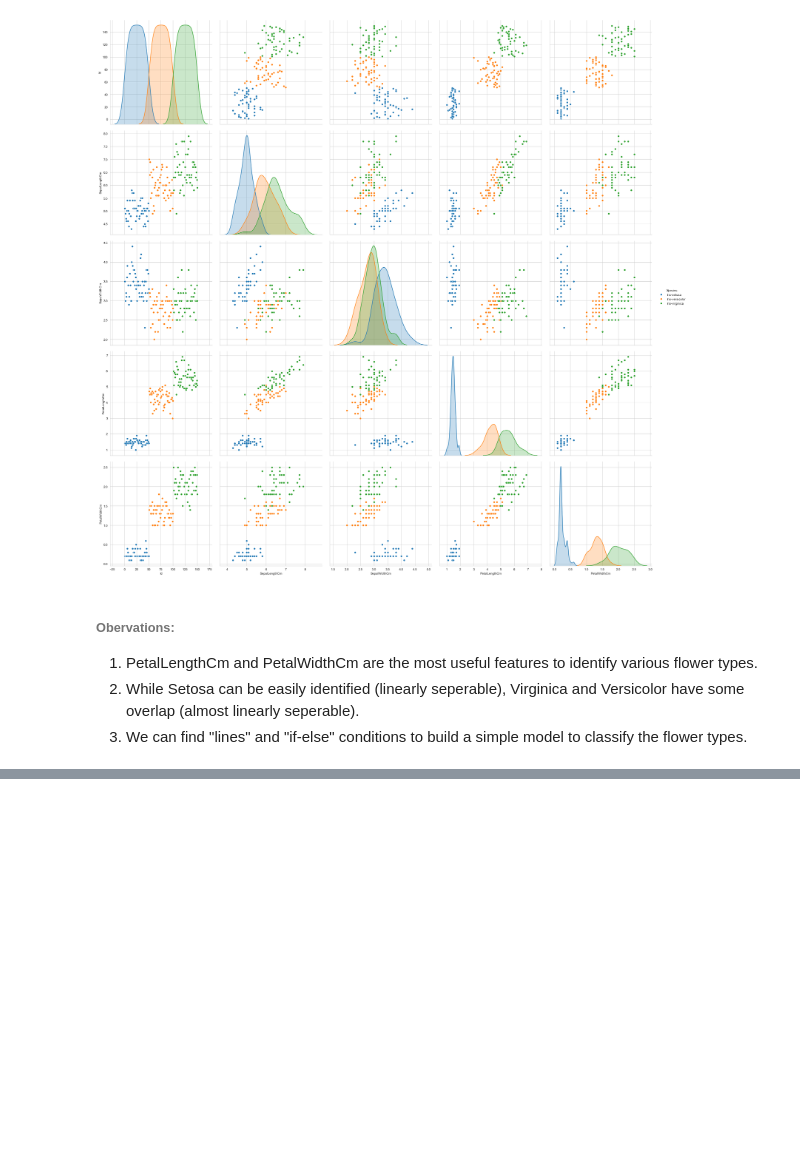
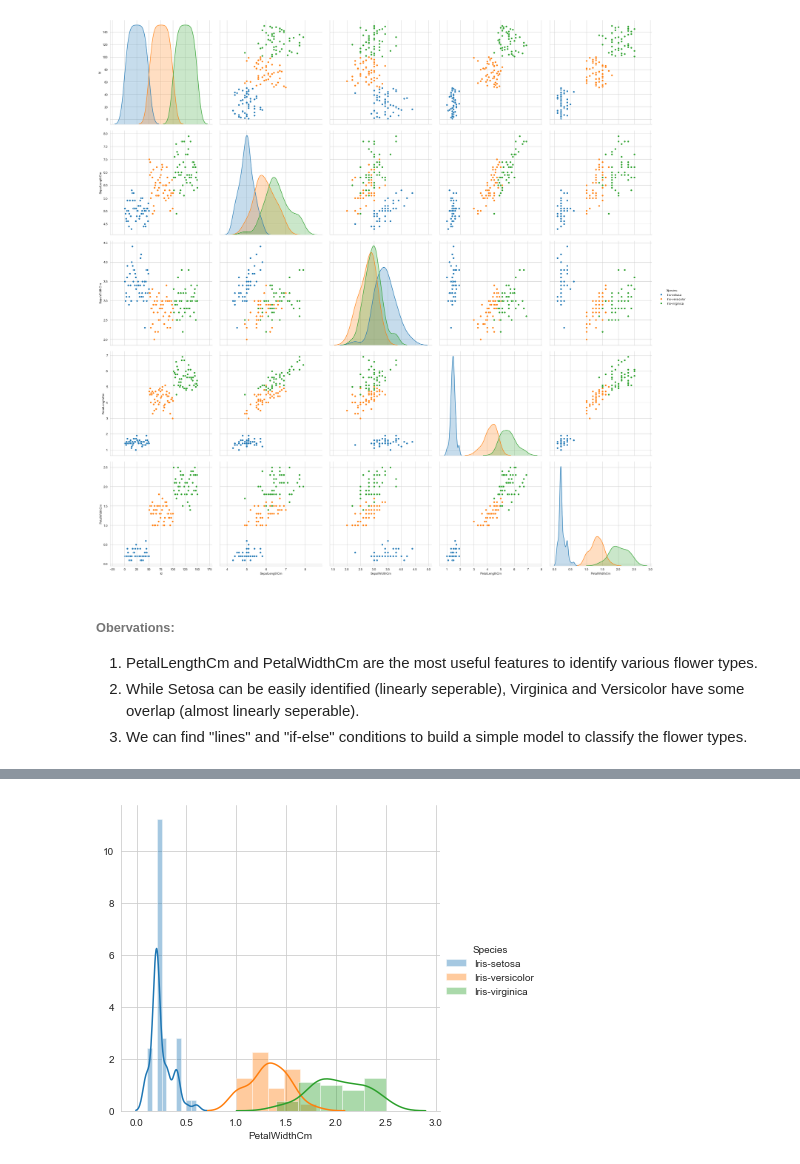
Before and after one commit to Johnny-Morgan/Python-Data-Science, a Jupyter notebook: Iris Flower Dataset/Iris Flower Dataset.ipynb, the cells around one changed output, grey strips where cells are left out. Drawn from its saved outputs; the diff is of its cells as text; code cells hidden in the pictures; blank space fills up the shorter version.

```diff
--- a/Iris Flower Dataset/Iris Flower Dataset.ipynb
+++ b/Iris Flower Dataset/Iris Flower Dataset.ipynb
@@ -58,0 +67,6 @@ plt.show()
+# %%
+sns.FacetGrid(iris, hue = "Species", height = 5) \
+.map(sns.distplot, "PetalWidthCm").add_legend()
+plt.show()
+# %% [output]
+[figure, added]
```
Also changed, not shown: parts of 4 cells of this notebook.
